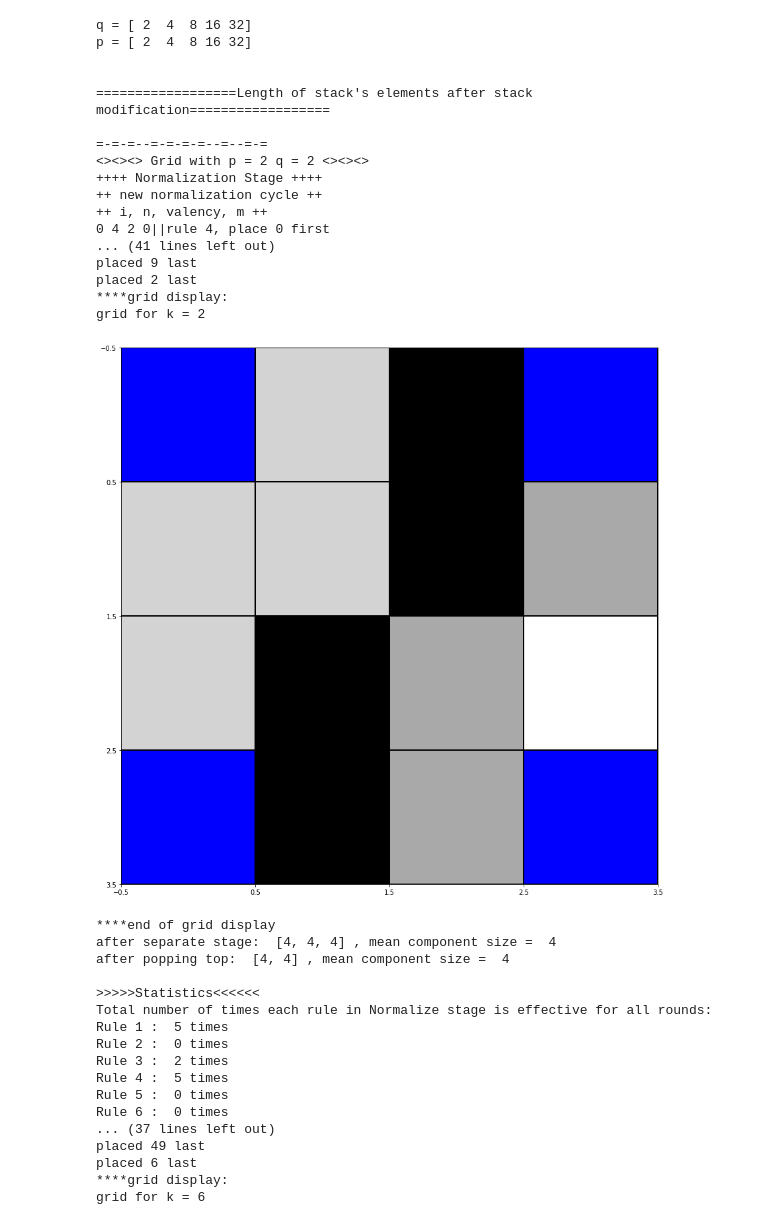
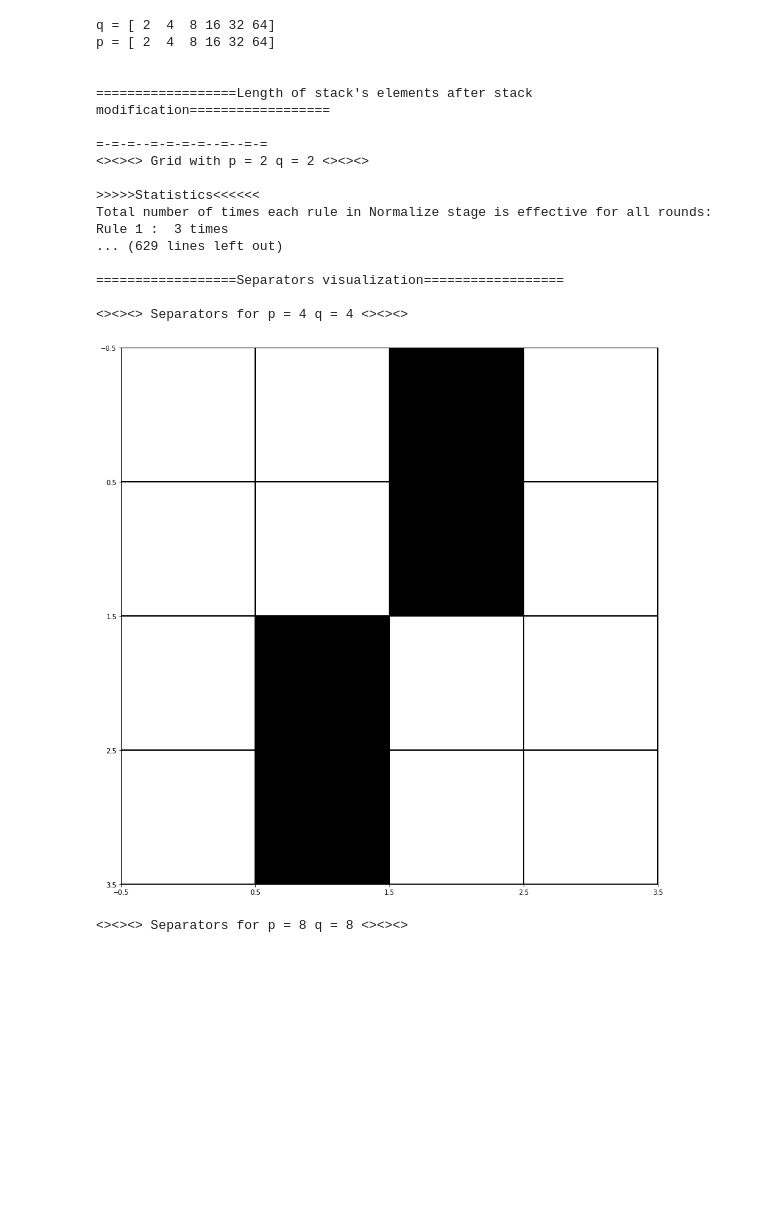
Before and after one commit to berylgithub/eli, a Jupyter notebook: visualization.ipynb, the cells around one changed output. Drawn from its saved outputs; the diff is of its cells as text; code cells hidden in the pictures; blank space fills up the shorter version.

Commit message:
visualization checkpoint

```diff
--- a/visualization.ipynb
+++ b/visualization.ipynb
@@ -9,7 +9,7 @@ import matplotlib.pyplot as plt
 from matplotlib import colors
 # %%
 plt.rcParams["figure.figsize"] = (20,15)
-k = np.array(list(range(1,6)))
+k = np.array(list(range(1,7)))
 q = p = np.power(2,k)
 print("q =",q)
 print("p =",p)
@@ -18,60 +18,44 @@ info = {
     "separate_placed_rounds":[],
     "Nks":[]
        }
 print("\n\n==================Length of stack's elements after stack modification==================")
 for i in range(len(p)):
     print("\n=-=-=--=-=-=-=--=--=-=")
     print("<><><> Grid with p =",p[i],"q =",q[i],"<><><>")
     grid = eo.grid_generator(p[i],q[i]) #generate grid matrix
 
     #elimination ordering:
-    EO = eo.elimination_ordering_class(grid, visualization=True, r0_verbose=True, p=p[i], q=q[i]) #must be on global scope
+    EO = eo.elimination_ordering_class(grid, visualization=True, p=p[i], q=q[i]) #must be on global scope
     #e, R_counts, separate_placed_rounds = EO.elimination_ordering(grid) #if visualization=True
     e = EO.elimination_ordering()
     #info["R_counts"].append(R_counts); info["separate_placed_rounds"].append(separate_placed_rounds)
     info["Nks"].append(EO.Nks)
 
     print("computation for grid",p[i],"x",q[i],"is finished!")
 
 #display the separator grids:
 print("\n\n==================Separators visualization==================")
 for i in range(len(p)):
     if len(info["Nks"][i]) > 0:
         print("\n<><><> Separators for p =",p[i],"q =",q[i],"<><><>")
         eo.generate_separator_display(p[i], q[i], info["Nks"][i])
 # %% [output]
-q = [ 2  4  8 16 32]
-p = [ 2  4  8 16 32]
+q = [ 2  4  8 16 32 64]
+p = [ 2  4  8 16 32 64]
 
 
 ==================Length of stack's elements after stack modification==================
 
 =-=-=--=-=-=-=--=--=-=
 <><><> Grid with p = 2 q = 2 <><><>
-++++ Normalization Stage ++++
-++ new normalization cycle ++
-++ i, n, valency, m ++
-0 4 2 0||rule 4, place 0 first
-... (41 lines left out)
-placed 9 last
-placed 2 last
-****grid display:
-grid for k = 2
+
+>>>>>Statistics<<<<<<
+Total number of times each rule in Normalize stage is effective for all rounds:
+Rule 1 :  3 times
+... (629 lines left out)
+
+==================Separators visualization==================
+
+<><><> Separators for p = 4 q = 4 <><><>
-[figure, old version]
+[figure, new version]
-****end of grid display
-after separate stage:  [4, 4, 4] , mean component size =  4
-after popping top:  [4, 4] , mean component size =  4
-
->>>>>Statistics<<<<<<
-Total number of times each rule in Normalize stage is effective for all rounds:
-Rule 1 :  5 times
-Rule 2 :  0 times
-Rule 3 :  2 times
-Rule 4 :  5 times
-Rule 5 :  0 times
-Rule 6 :  0 times
-... (37 lines left out)
-placed 49 last
-placed 6 last
-****grid display:
-grid for k = 6
+<><><> Separators for p = 8 q = 8 <><><>
```
Also changed, not shown: parts of 1 cell of this notebook, 1 other file.
